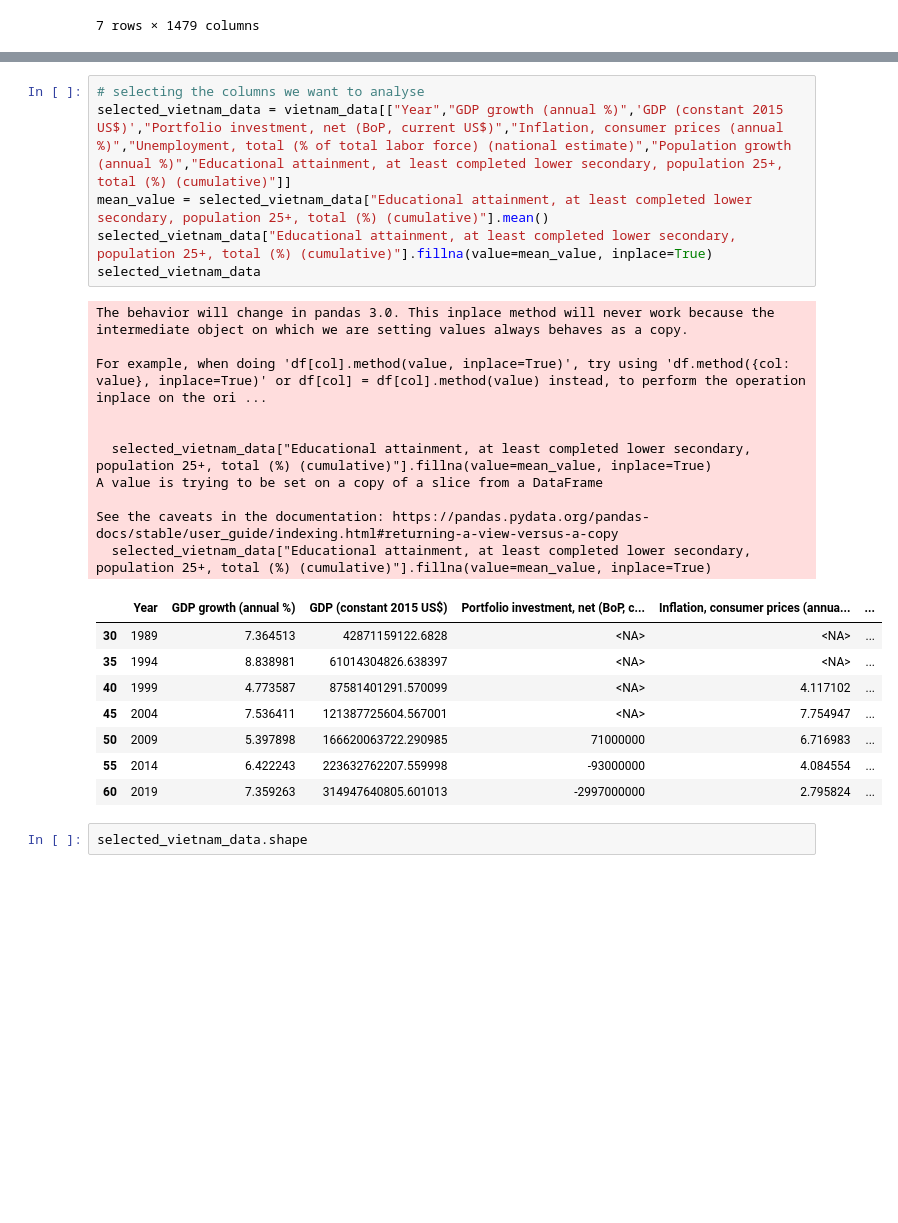
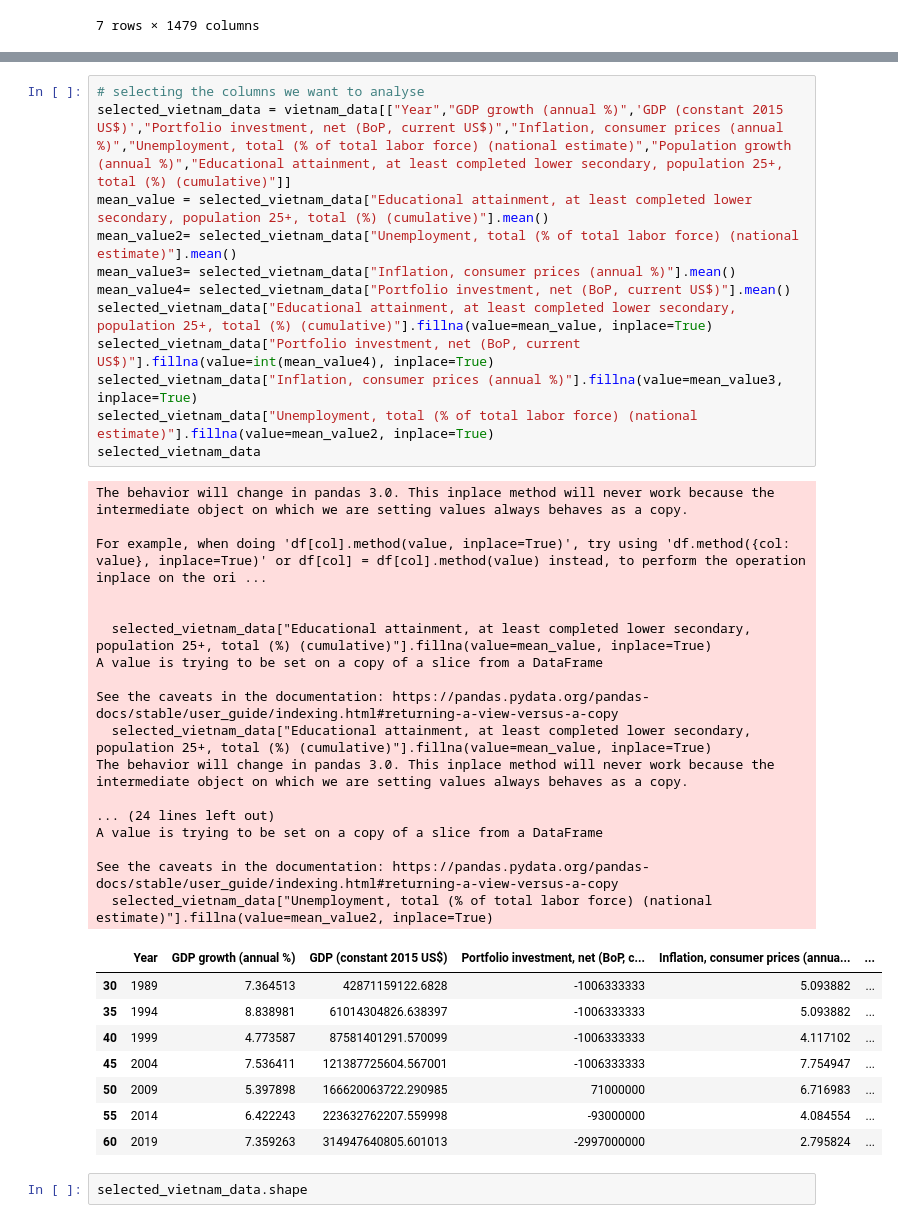
Before and after one commit to Shre-D/EGD-Assignment1, a Jupyter notebook: src/vietnam.ipynb, the cells around one changed output, grey strips where cells are left out. Saved outputs shown, nothing was run; the diff lists cells and outputs as text; blank space fills up the shorter version.

```diff
--- a/src/vietnam.ipynb
+++ b/src/vietnam.ipynb
@@ -120,25 +120,38 @@ sorted(sorted_cols.items(), key=lambda x: x[1])
 # %%
 # selecting the columns we want to analyse
 selected_vietnam_data = vietnam_data[["Year","GDP growth (annual %)",'GDP (constant 2015 US$)',"Portfolio investment, net (BoP, current US$)","Inflation, consumer prices (annual %)","Unemployment, total (% of total labor force) (national estimate)","Population growth (annual %)","Educational attainment, at least completed lower secondary, population 25+, total (%) (cumulative)"]]
 mean_value = selected_vietnam_data["Educational attainment, at least completed lower secondary, population 25+, total (%) (cumulative)"].mean()
+mean_value2= selected_vietnam_data["Unemployment, total (% of total labor force) (national estimate)"].mean()
+mean_value3= selected_vietnam_data["Inflation, consumer prices (annual %)"].mean()
+mean_value4= selected_vietnam_data["Portfolio investment, net (BoP, current US$)"].mean()
 selected_vietnam_data["Educational attainment, at least completed lower secondary, population 25+, total (%) (cumulative)"].fillna(value=mean_value, inplace=True)
+selected_vietnam_data["Portfolio investment, net (BoP, current US$)"].fillna(value=int(mean_value4), inplace=True)
+selected_vietnam_data["Inflation, consumer prices (annual %)"].fillna(value=mean_value3, inplace=True)
+selected_vietnam_data["Unemployment, total (% of total labor force) (national estimate)"].fillna(value=mean_value2, inplace=True)
 selected_vietnam_data
 # %% [output]
 The behavior will change in pandas 3.0. This inplace method will never work because the intermediate object on which we are setting values always behaves as a copy.
 
 For example, when doing 'df[col].method(value, inplace=True)', try using 'df.method({col: value}, inplace=True)' or df[col] = df[col].method(value) instead, to perform the operation inplace on the ori ...
 
 
   selected_vietnam_data["Educational attainment, at least completed lower secondary, population 25+, total (%) (cumulative)"].fillna(value=mean_value, inplace=True)
 A value is trying to be set on a copy of a slice from a DataFrame
 
 See the caveats in the documentation: https://pandas.pydata.org/pandas-docs/stable/user_guide/indexing.html#returning-a-view-versus-a-copy
   selected_vietnam_data["Educational attainment, at least completed lower secondary, population 25+, total (%) (cumulative)"].fillna(value=mean_value, inplace=True)
+The behavior will change in pandas 3.0. This inplace method will never work because the intermediate object on which we are setting values always behaves as a copy.
+
+... (24 lines left out)
+A value is trying to be set on a copy of a slice from a DataFrame
+
+See the caveats in the documentation: https://pandas.pydata.org/pandas-docs/stable/user_guide/indexing.html#returning-a-view-versus-a-copy
+  selected_vietnam_data["Unemployment, total (% of total labor force) (national estimate)"].fillna(value=mean_value2, inplace=True)
 |  | Year | GDP growth (annual %) | GDP (constant 2015 US$) | Portfolio investment, net (BoP, c... | Inflation, consumer prices (annua... | ... |
-| 30 | 1989 | 7.364513 | 42871159122.6828 | <NA> | <NA> | ... |
-| 35 | 1994 | 8.838981 | 61014304826.638397 | <NA> | <NA> | ... |
-| 40 | 1999 | 4.773587 | 87581401291.570099 | <NA> | 4.117102 | ... |
-| 45 | 2004 | 7.536411 | 121387725604.567001 | <NA> | 7.754947 | ... |
+| 30 | 1989 | 7.364513 | 42871159122.6828 | -1006333333 | 5.093882 | ... |
+| 35 | 1994 | 8.838981 | 61014304826.638397 | -1006333333 | 5.093882 | ... |
+| 40 | 1999 | 4.773587 | 87581401291.570099 | -1006333333 | 4.117102 | ... |
+| 45 | 2004 | 7.536411 | 121387725604.567001 | -1006333333 | 7.754947 | ... |
 | 50 | 2009 | 5.397898 | 166620063722.290985 | 71000000 | 6.716983 | ... |
 | 55 | 2014 | 6.422243 | 223632762207.559998 | -93000000 | 4.084554 | ... |
 | 60 | 2019 | 7.359263 | 314947640805.601013 | -2997000000 | 2.795824 | ... |
```
Also changed, not shown: parts of 8 cells of this notebook.
